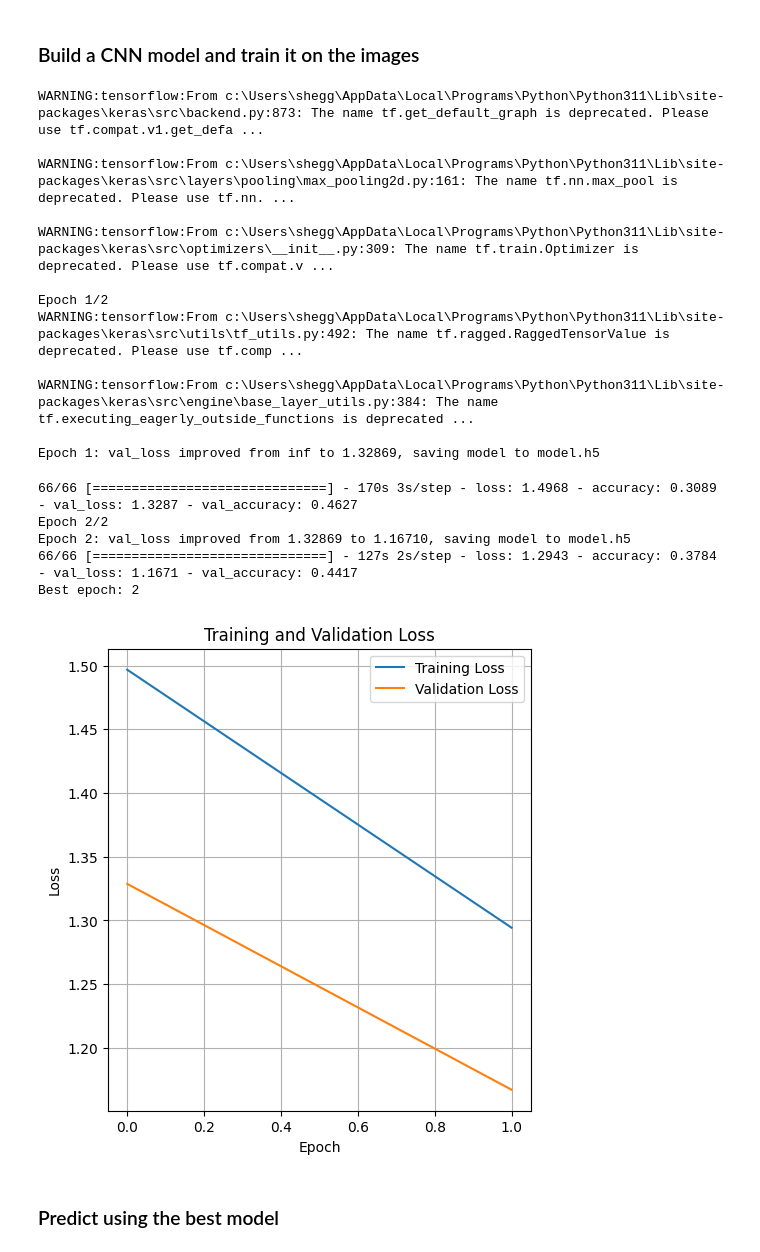
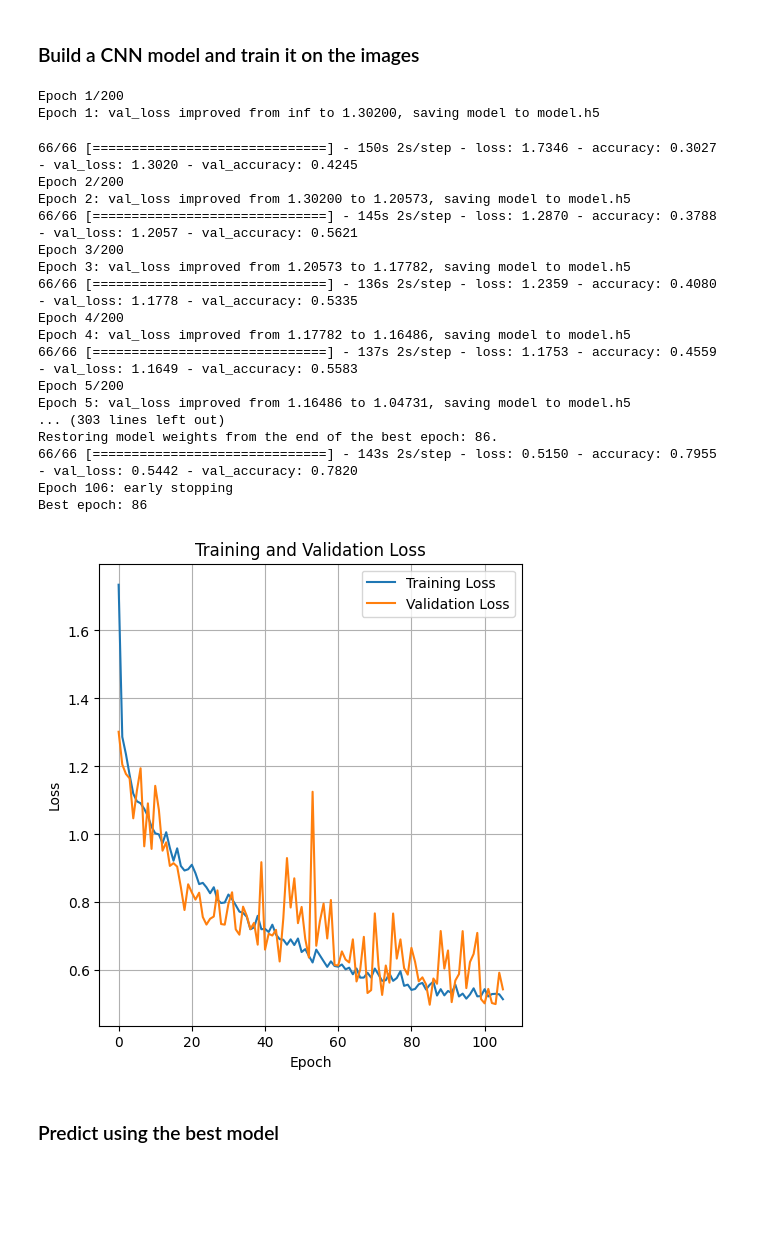
Before and after one commit to Sihe12/BrainTumorClassification, a Jupyter notebook: main.ipynb, the cells around one changed output. Cells and saved outputs as stored; diff of their text form; code cells hidden in the pictures; blank space fills up the shorter version.

```diff
--- a/main.ipynb
+++ b/main.ipynb
@@ -165,7 +181,7 @@ Found 653 images belonging to 4 classes.
 ### Build a CNN model and train it on the images
 from tensorflow.keras.models import Sequential
 from tensorflow.keras.layers import Conv2D, MaxPooling2D, Flatten, Dense, Dropout
-from tensorflow.keras.callbacks import ModelCheckpoint
+from tensorflow.keras.callbacks import ModelCheckpoint, EarlyStopping
 
 model = Sequential([
     Conv2D(16, (3, 3), activation='relu', input_shape=(512, 512, 3)),
@@ -176,53 +192,56 @@ model = Sequential([
     MaxPooling2D((2, 2)),
     Flatten(),
     Dense(512, activation='relu'),
     Dropout(0.5),
     Dense(4, activation='softmax')
 ])
 
 model.compile(optimizer='adam', loss='categorical_crossentropy', metrics=['accuracy'])
 
 checkpoint = ModelCheckpoint('model.h5', save_best_only=True, mode='min', monitor='val_loss', verbose=1)
+early_stopping = EarlyStopping(monitor='val_loss', patience=20, verbose=1, restore_best_weights=True)
 
 history = model.fit(
     train_generator,
-    epochs=2,
+    epochs=200,
     validation_data=val_generator,
     verbose=1,
-    callbacks=[checkpoint]
+    callbacks=[checkpoint, early_stopping]
 )
 best_epoch = np.argmin(history.history['val_loss']) + 1
 print(f'Best epoch: {best_epoch:d}')
 
 plt.figure(figsize=(12, 6))
 
 plt.subplot(1, 2, 1)
 plt.plot(history.history['loss'], label='Training Loss')
 plt.plot(history.history['val_loss'], label='Validation Loss')
 plt.legend()
 plt.title('Training and Validation Loss')
 plt.xlabel('Epoch')
 plt.ylabel('Loss')
 plt.grid(True)
 # %% [output]
-WARNING:tensorflow:From c:\Users\shegg\AppData\Local\Programs\Python\Python311\Lib\site-packages\keras\src\backend.py:873: The name tf.get_default_graph is deprecated. Please use tf.compat.v1.get_defa ...
-
-WARNING:tensorflow:From c:\Users\shegg\AppData\Local\Programs\Python\Python311\Lib\site-packages\keras\src\layers\pooling\max_pooling2d.py:161: The name tf.nn.max_pool is deprecated. Please use tf.nn. ...
-
-WARNING:tensorflow:From c:\Users\shegg\AppData\Local\Programs\Python\Python311\Lib\site-packages\keras\src\optimizers\__init__.py:309: The name tf.train.Optimizer is deprecated. Please use tf.compat.v ...
-
-Epoch 1/2
-WARNING:tensorflow:From c:\Users\shegg\AppData\Local\Programs\Python\Python311\Lib\site-packages\keras\src\utils\tf_utils.py:492: The name tf.ragged.RaggedTensorValue is deprecated. Please use tf.comp ...
-
-WARNING:tensorflow:From c:\Users\shegg\AppData\Local\Programs\Python\Python311\Lib\site-packages\keras\src\engine\base_layer_utils.py:384: The name tf.executing_eagerly_outside_functions is deprecated ...
-
-Epoch 1: val_loss improved from inf to 1.32869, saving model to model.h5
+Epoch 1/200
+Epoch 1: val_loss improved from inf to 1.30200, saving model to model.h5
-66/66 [==============================] - 170s 3s/step - loss: 1.4968 - accuracy: 0.3089 - val_loss: 1.3287 - val_accuracy: 0.4627
-Epoch 2/2
-Epoch 2: val_loss improved from 1.32869 to 1.16710, saving model to model.h5
-66/66 [==============================] - 127s 2s/step - loss: 1.2943 - accuracy: 0.3784 - val_loss: 1.1671 - val_accuracy: 0.4417
-Best epoch: 2
+66/66 [==============================] - 150s 2s/step - loss: 1.7346 - accuracy: 0.3027 - val_loss: 1.3020 - val_accuracy: 0.4245
+Epoch 2/200
+Epoch 2: val_loss improved from 1.30200 to 1.20573, saving model to model.h5
+66/66 [==============================] - 145s 2s/step - loss: 1.2870 - accuracy: 0.3788 - val_loss: 1.2057 - val_accuracy: 0.5621
+Epoch 3/200
+Epoch 3: val_loss improved from 1.20573 to 1.17782, saving model to model.h5
+66/66 [==============================] - 136s 2s/step - loss: 1.2359 - accuracy: 0.4080 - val_loss: 1.1778 - val_accuracy: 0.5335
+Epoch 4/200
+Epoch 4: val_loss improved from 1.17782 to 1.16486, saving model to model.h5
+66/66 [==============================] - 137s 2s/step - loss: 1.1753 - accuracy: 0.4559 - val_loss: 1.1649 - val_accuracy: 0.5583
+Epoch 5/200
+Epoch 5: val_loss improved from 1.16486 to 1.04731, saving model to model.h5
+... (303 lines left out)
+Restoring model weights from the end of the best epoch: 86.
+66/66 [==============================] - 143s 2s/step - loss: 0.5150 - accuracy: 0.7955 - val_loss: 0.5442 - val_accuracy: 0.7820
+Epoch 106: early stopping
+Best epoch: 86
-[figure, old version]
+[figure, new version]
 # %% [markdown]
 ### Predict using the best model
 # %%
```
Also changed, not shown: parts of 11 cells of this notebook.
